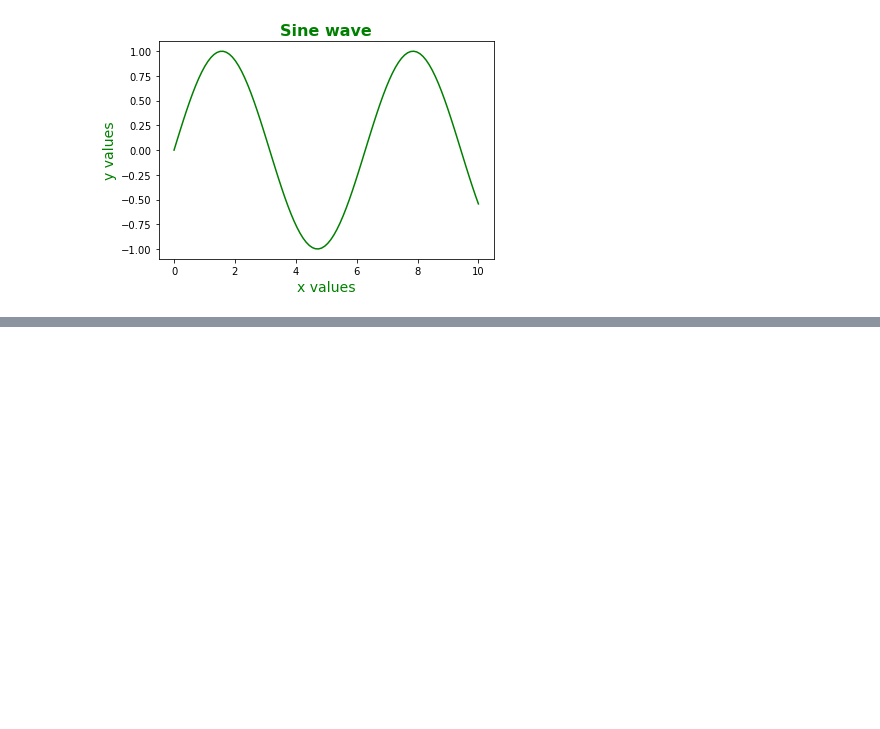
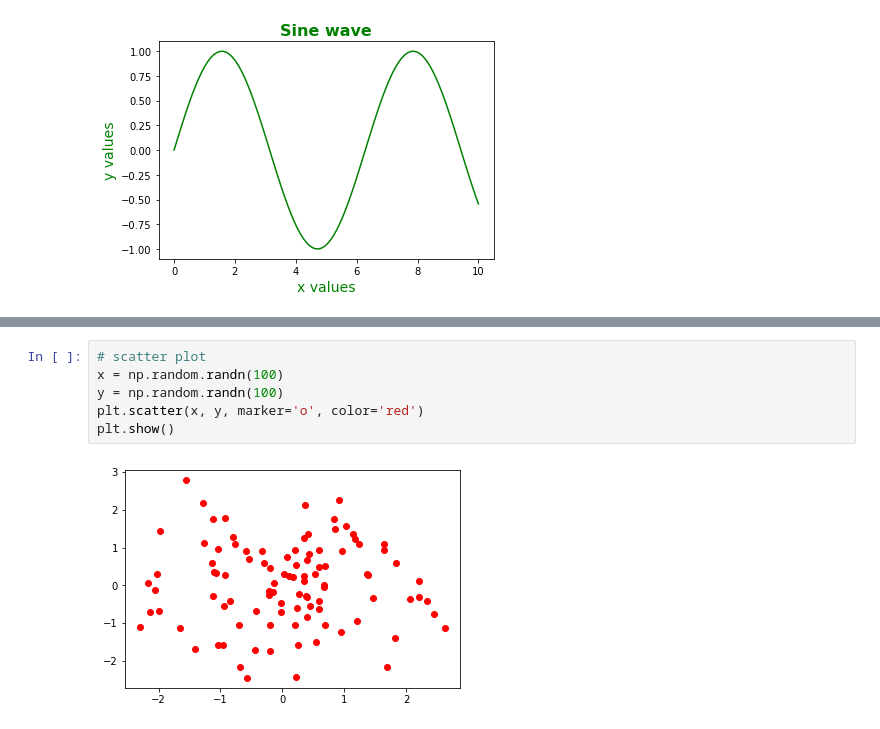
Before and after one commit to zaid-kamil/DP-SEP-PYDS-330-MTTF, a Jupyter notebook: data_analysis/visualization.ipynb, the cells around one changed output, grey strips where cells are left out. Cells and saved outputs as stored; diff of their text form; blank space fills up the shorter version.

```diff
--- a/data_analysis/visualization.ipynb
+++ b/data_analysis/visualization.ipynb
@@ -56,0 +93,8 @@ plt.show()
+# %%
+# scatter plot
+x = np.random.randn(100)
+y = np.random.randn(100)
+plt.scatter(x, y, marker='o', color='red')
+plt.show()
+# %% [output]
+[figure, added]
```
Also changed, not shown: parts of 12 cells of this notebook.
